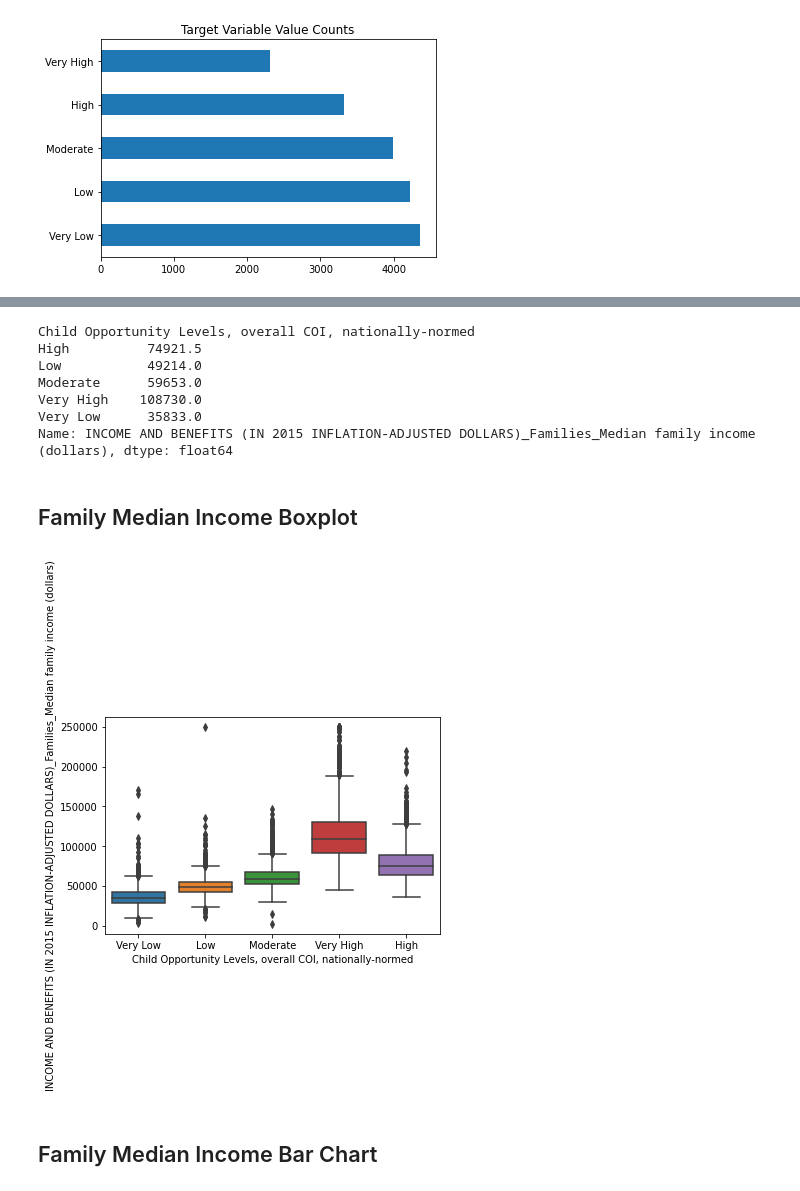
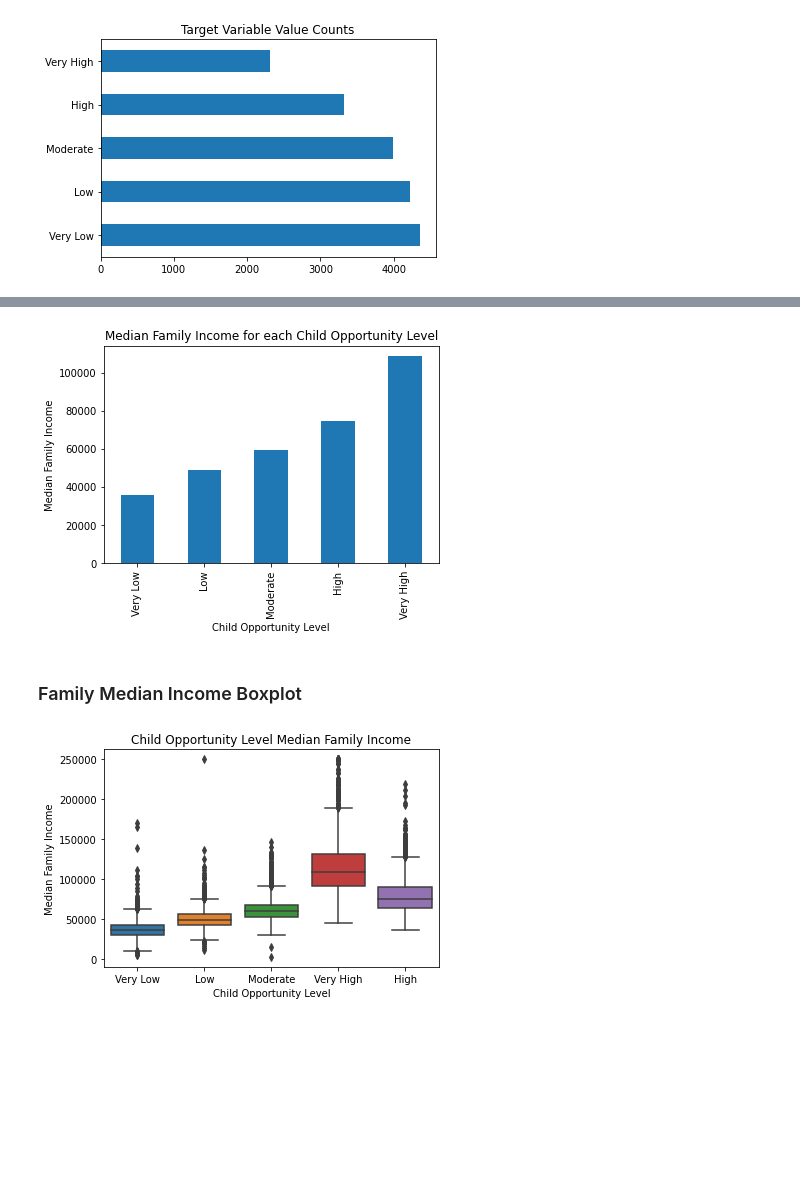
Before and after one commit to georgetown-analytics/Bleeding-Hearts, a Jupyter notebook: Step_3_EDA.ipynb, the cells around one changed output, grey strips where cells are left out. Saved outputs shown, nothing was run; the diff lists cells and outputs as text; code cells hidden in the pictures; blank space fills up the shorter version.

```diff
--- a/Step_3_EDA.ipynb
+++ b/Step_3_EDA.ipynb
@@ -45,19 +53,16 @@ Name: INCOME AND BENEFITS (IN 2015 INFLATION-ADJUSTED DOLLARS)_Families_Median f
 # %%
-est.groupby('Child Opportunity Levels, overall COI, nationally-normed')['INCOME AND BENEFITS (IN 2015 INFLATION-ADJUSTED DOLLARS)_Families_Median family income (dollars)'].median()
+est.groupby('Child Opportunity Levels, overall COI, nationally-normed')['INCOME AND BENEFITS (IN 2015 INFLATION-ADJUSTED DOLLARS)_Families_Median family income (dollars)'].median().reindex(['Very Low','Low','Moderate','High','Very High']).plot(kind='bar',title='Median Family Income for each Child Opportunity Level').set(xlabel='Child Opportunity Level',
+         ylabel='Median Family Income')
+plt.show()
 # %% [output]
-Child Opportunity Levels, overall COI, nationally-normed
-High          74921.5
-Low           49214.0
-Moderate      59653.0
-Very High    108730.0
-Very Low      35833.0
-Name: INCOME AND BENEFITS (IN 2015 INFLATION-ADJUSTED DOLLARS)_Families_Median family income (dollars), dtype: float64
+[figure, added]
 # %% [markdown]
-## Family Median Income Boxplot
+### Family Median Income Boxplot
 # %%
-sns.boxplot(est['Child Opportunity Levels, overall COI, nationally-normed'], est['INCOME AND BENEFITS (IN 2015 INFLATION-ADJUSTED DOLLARS)_Families_Median family income (dollars)'])
+sns.boxplot(est['Child Opportunity Levels, overall COI, nationally-normed'], est['INCOME AND BENEFITS (IN 2015 INFLATION-ADJUSTED DOLLARS)_Families_Median family income (dollars)']).set(
+    xlabel='Child Opportunity Level',
+    ylabel='Median Family Income',
+    title='Child Opportunity Level Median Family Income')
 plt.show()
 # %% [output]
-[figure, old version]
+[figure, new version]
-# %% [markdown]
-## Family Median Income Bar Chart
```
Also changed, not shown: parts of 11 cells of this notebook.
